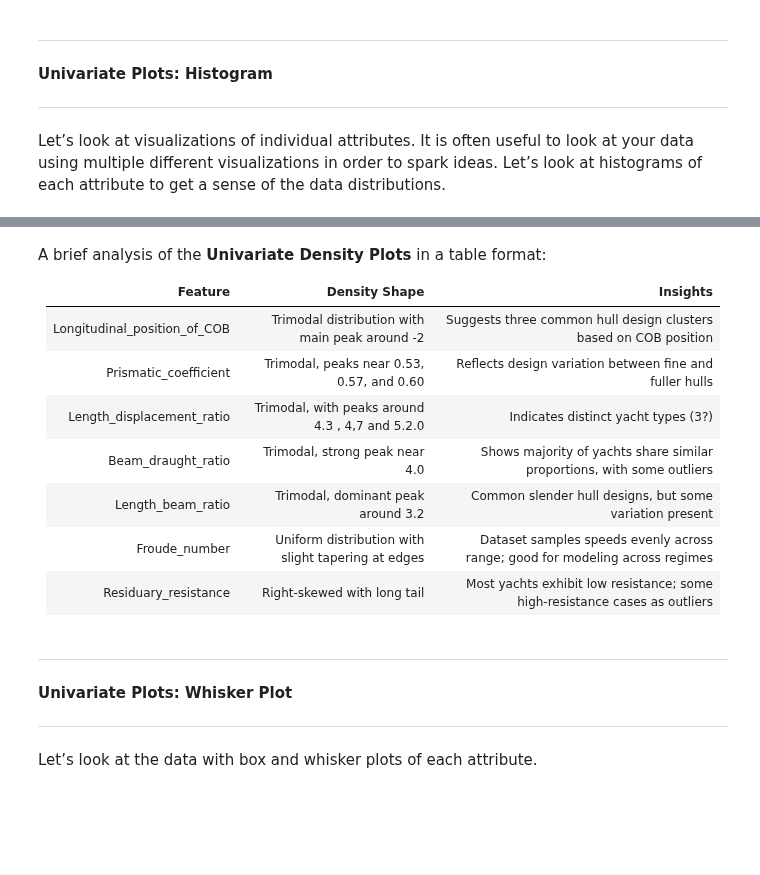
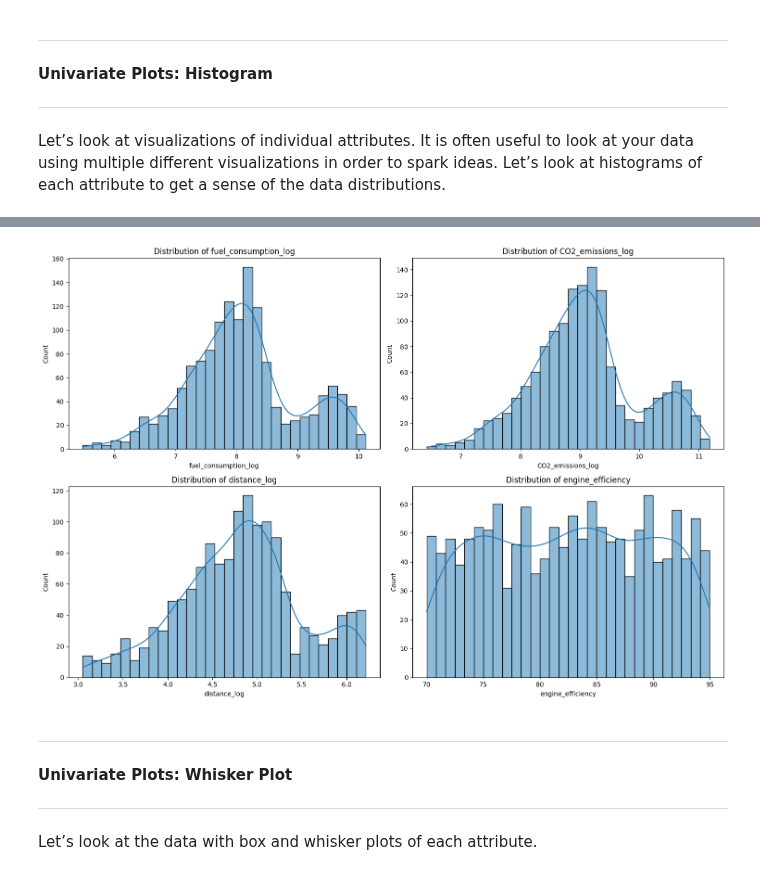
Before and after one commit to JuanZapa7a/AINavalEngineering, a Jupyter notebook: Ship_Fuel_Consumption_Dataset.ipynb, the cells around one changed output, grey strips where cells are left out. Cells and saved outputs as stored; diff of their text form; code cells hidden in the pictures; blank space fills up the shorter version.

```diff
--- a/Ship_Fuel_Consumption_Dataset.ipynb
+++ b/Ship_Fuel_Consumption_Dataset.ipynb
@@ -555,0 +512,7 @@ sns.histplot(data=df, x="Residuary_resistance", kde=True)
+# %%
+import numpy as np
+
+# Apply log1p transformation to skewed features
+df['CO2_emissions_log'] = np.log1p(df['CO2_emissions'])
+df['fuel_consumption_log'] = np.log1p(df['fuel_consumption'])
+df['distance_log'] = np.log1p(df['distance'])
@@ -667,15 +548,20 @@ plt.show()
-# %% [markdown]
-A brief analysis of the **Univariate Density Plots** in a table format:
-
-| **Feature**                   | **Density Shape**                                           | **Insights**                                                                 |
-|------------------------------|--------------------------------------------------------------|------------------------------------------------------------------------------|
-| Longitudinal_position_of_COB | Trimodal distribution with main peak around -2              | Suggests three common hull design clusters based on COB position             |
-| Prismatic_coefficient        | Trimodal, peaks near 0.53, 0.57, and 0.60                    | Reflects design variation between fine and fuller hulls                      |
-| Length_displacement_ratio    | Trimodal, with peaks around 4.3 , 4,7 and 5.2.0                       | Indicates distinct yacht types (3?)    |
-| Beam_draught_ratio           | Trimodal, strong peak near 4.0                                | Shows majority of yachts share similar proportions, with some outliers       |
-| Length_beam_ratio            | Trimodal, dominant peak around 3.2                            | Common slender hull designs, but some variation present                      |
-| Froude_number                | Uniform distribution with slight tapering at edges          | Dataset samples speeds evenly across range; good for modeling across regimes |
-| Residuary_resistance         | Right-skewed with long tail                                 | Most yachts exhibit low resistance; some high-resistance cases as outliers   |
+# %%
+import seaborn as sns
+import matplotlib.pyplot as plt
+
+# List of numeric columns to plot
+num_features = ['fuel_consumption_log', 'CO2_emissions_log', 'distance_log', 'engine_efficiency']
+
+# Set up the plot grid
+plt.figure(figsize=(15, 10))
+for i, feature in enumerate(num_features):
+    plt.subplot(2, 2, i+1)
+    sns.histplot(df[feature], kde=True, bins=30)
+    plt.title(f'Distribution of {feature}')
+plt.tight_layout()
+plt.show()
+# %% [output]
+[figure, added]
 # %% [markdown]
 ---
 **Univariate Plots: Whisker Plot**
```
Also changed, not shown: parts of 20 cells of this notebook.
